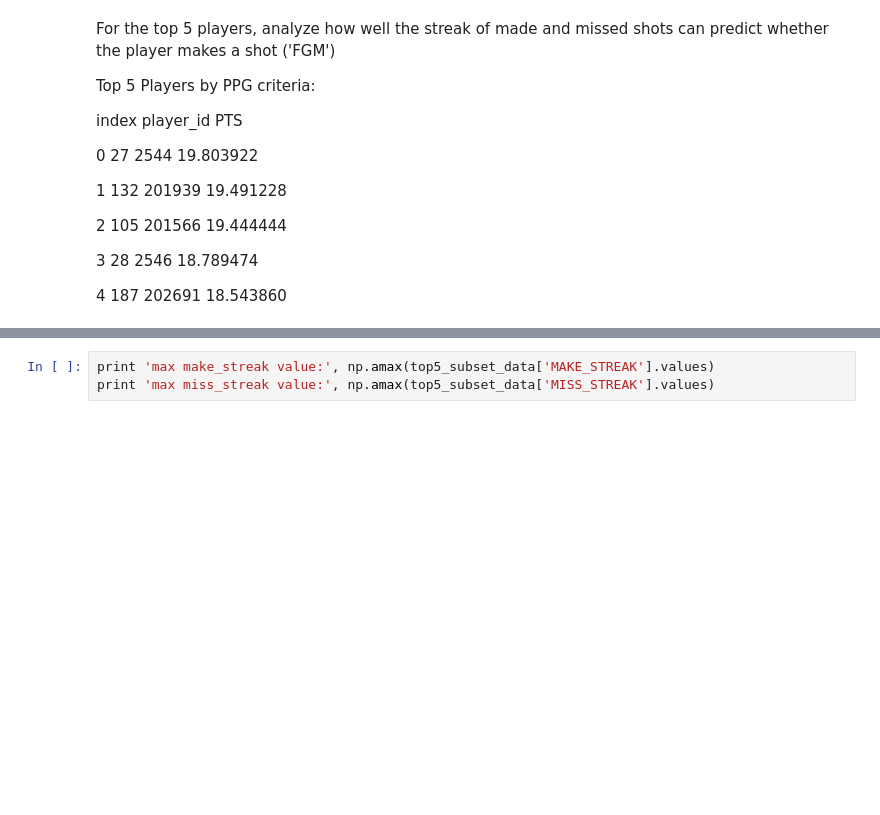
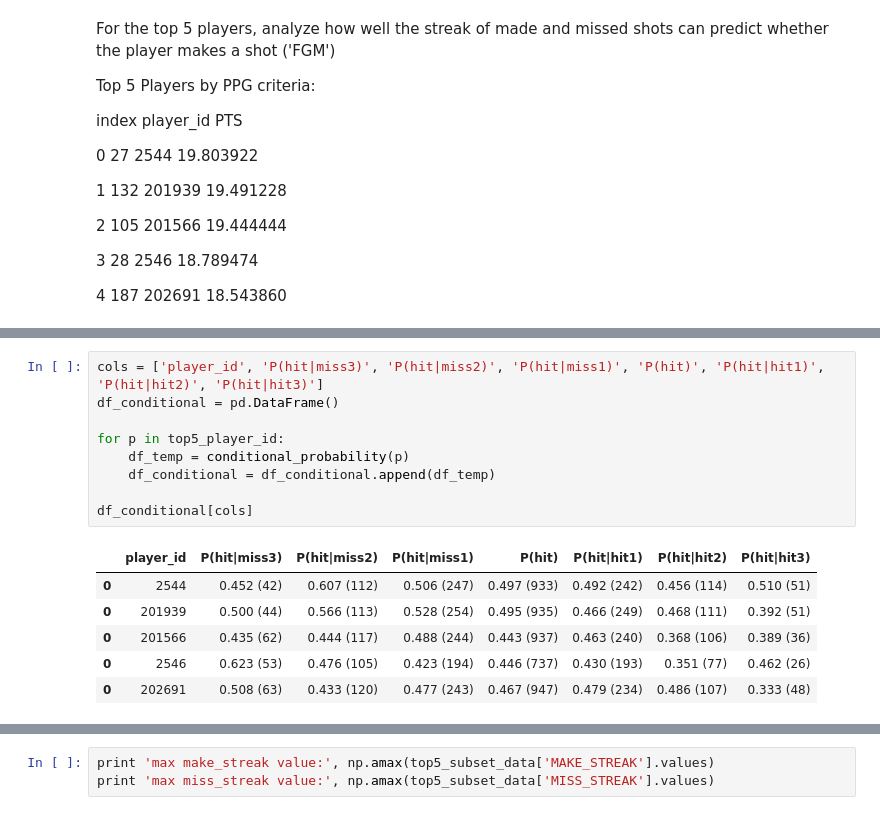
Before and after one commit to liangzecai/CS109a-Identify-HotHand, a Jupyter notebook: Zainab_Milestone4.ipynb, the cells around one changed output, grey strips where cells are left out. Drawn from its saved outputs; the diff is of its cells as text; blank space fills up the shorter version.

```diff
--- a/Zainab_Milestone4.ipynb
+++ b/Zainab_Milestone4.ipynb
@@ -802,0 +1020,16 @@ Top 5 Players by PPG criteria:
+# %%
+cols = ['player_id', 'P(hit|miss3)', 'P(hit|miss2)', 'P(hit|miss1)', 'P(hit)', 'P(hit|hit1)', 'P(hit|hit2)', 'P(hit|hit3)']
+df_conditional = pd.DataFrame()
+
+for p in top5_player_id:
+    df_temp = conditional_probability(p)
+    df_conditional = df_conditional.append(df_temp)
+
+df_conditional[cols]
+# %% [output]
+|  | player_id | P(hit|miss3) | P(hit|miss2) | P(hit|miss1) | P(hit) | P(hit|hit1) | P(hit|hit2) | P(hit|hit3) |
+| 0 | 2544 | 0.452 (42) | 0.607 (112) | 0.506 (247) | 0.497 (933) | 0.492 (242) | 0.456 (114) | 0.510 (51) |
+| 0 | 201939 | 0.500 (44) | 0.566 (113) | 0.528 (254) | 0.495 (935) | 0.466 (249) | 0.468 (111) | 0.392 (51) |
+| 0 | 201566 | 0.435 (62) | 0.444 (117) | 0.488 (244) | 0.443 (937) | 0.463 (240) | 0.368 (106) | 0.389 (36) |
+| 0 | 2546 | 0.623 (53) | 0.476 (105) | 0.423 (194) | 0.446 (737) | 0.430 (193) | 0.351 (77) | 0.462 (26) |
+| 0 | 202691 | 0.508 (63) | 0.433 (120) | 0.477 (243) | 0.467 (947) | 0.479 (234) | 0.486 (107) | 0.333 (48) |
```
Also changed, not shown: parts of 13 cells of this notebook.
